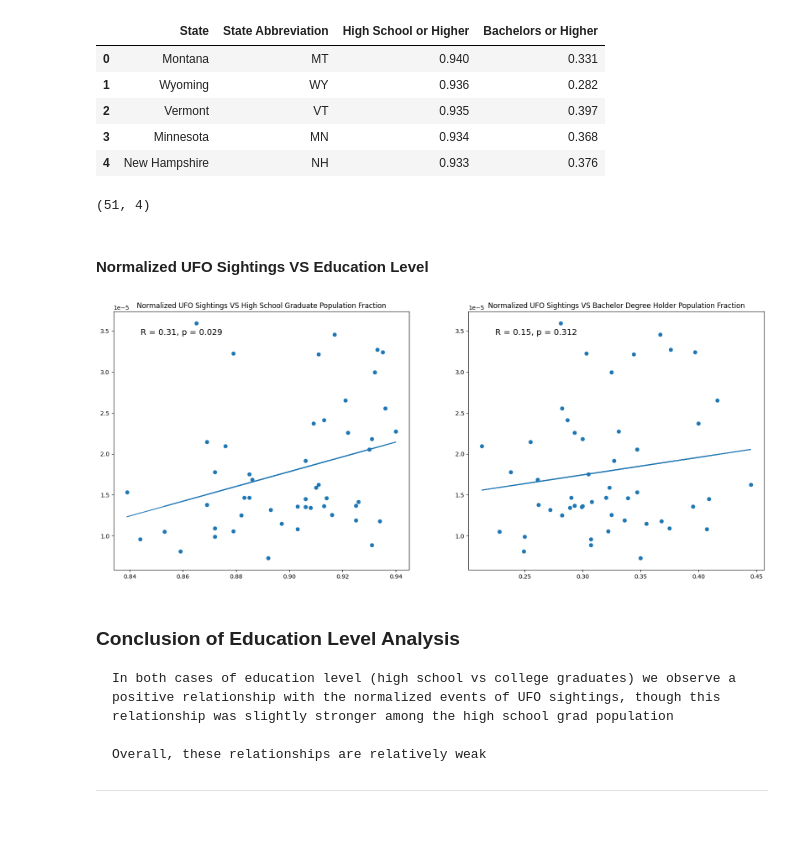
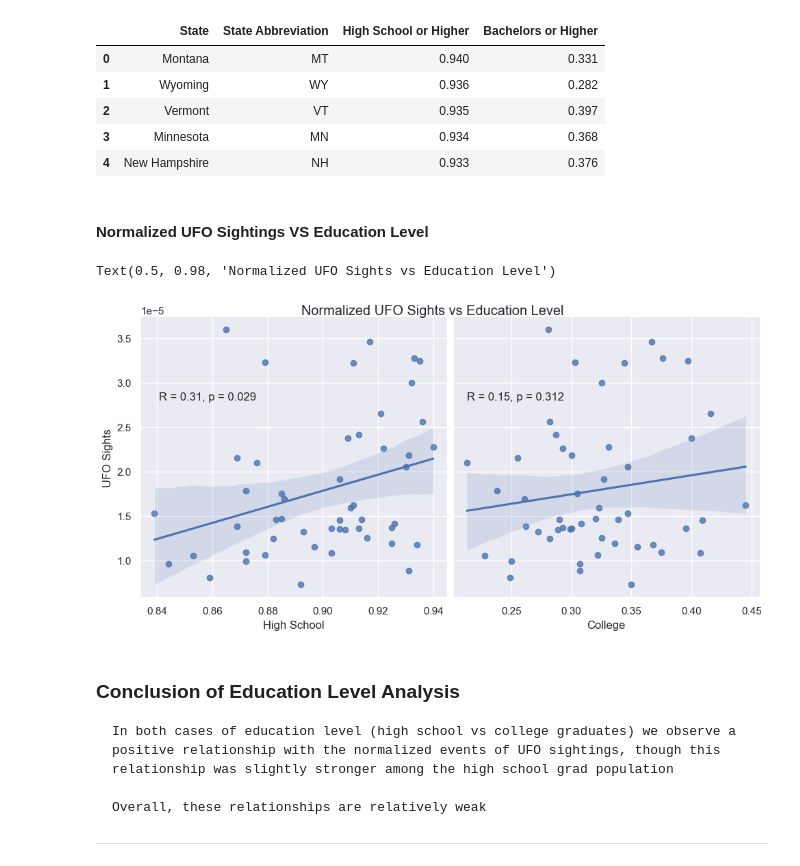
Before and after one commit to codycosta/ENGR201, a Jupyter notebook: weeks-9-10-final-project/project.ipynb, the cells around one changed output. Saved outputs shown, nothing was run; the diff lists cells and outputs as text; code cells hidden in the pictures; blank space fills up the shorter version.

```diff
--- a/weeks-9-10-final-project/project.ipynb
+++ b/weeks-9-10-final-project/project.ipynb
@@ -65,3 +49,5 @@ def chart_coords(x_arr: np.ndarray, y_arr: np.ndarray, position: str) -> tuple:
+# %%
+sns.set_theme(rc={'figure.figsize':(20, 5)})
 # %% [markdown]
 # Part 1:
 ## Create a Normalized Set of UFO Occurrence Data Based on Population Size
@@ -272,51 +217,33 @@ education_data.head()
 | 2 | Vermont | VT | 0.935 | 0.397 |
 | 3 | Minnesota | MN | 0.934 | 0.368 |
 | 4 | New Hampshire | NH | 0.933 | 0.376 |
-# %%
-education_data.shape
-# %% [output]
-(51, 4)
 # %% [markdown]
 #### Normalized UFO Sightings VS Education Level
 # %%
-# data for plots
-
 bachelors = np.array([])
 high_school = np.array([])
 
 for idx, state in enumerate(pop['State Abbreviation']):
     row = education_data['State Abbreviation'] == state
     bachelors = np.append(bachelors, education_data[row]['Bachelors or Higher'])
     high_school = np.append(high_school, education_data[row]['High School or Higher'])
 
-
-# plots
-
-fit, ax = plt.subplots(1, 2, figsize=[20, 8])
-ax[0].scatter(high_school, normalized_ufo_sightings)
-ax[0].set_title('Normalized UFO Sightings VS High School Graduate Population Fraction')
-
-ax[1].scatter(bachelors, normalized_ufo_sightings)
-ax[1].set_title('Normalized UFO Sightings VS Bachelor Degree Holder Population Fraction')
-
-
-# linear regression
-
-m8, b8 = np.polyfit(high_school, normalized_ufo_sightings, 1)
-m9, b9 = np.polyfit(bachelors, normalized_ufo_sightings, 1)
-
 r8, p8 = stats.pearsonr(high_school, normalized_ufo_sightings)
 r9, p9 = stats.pearsonr(bachelors, normalized_ufo_sightings)
 
-ax[0].plot(high_school, m8 * high_school + b8)
-ax[0].annotate(f'R = {np.round(r8, 2)}, p = {np.round(p8, 3)}', chart_coords(high_school, normalized_ufo_sightings, position='ul'), fontsize=14)
+pairs = pd.DataFrame({
+    'High School': high_school,
+    'College': bachelors,
+    'UFO Sights': normalized_ufo_sightings
+})
 
-ax[1].plot(bachelors, m9 * bachelors + b9)
-ax[1].annotate(f'R = {np.round(r9, 2)}, p = {np.round(p9, 3)}', chart_coords(bachelors, normalized_ufo_sightings, position='ul'), fontsize=14)
-
-plt.show()
+pp = sns.pairplot(data=pairs, x_vars=['High School', 'College'], y_vars='UFO Sights', kind='reg', height=5)
+pp.figure.text(0.1, 0.7, f'R = {round(r8, 2)}, p = {round(p8, 3)}')
+pp.figure.text(0.55, 0.7, f'R = {round(r9, 2)}, p = {round(p9, 3)}')
+pp.figure.suptitle('Normalized UFO Sights vs Education Level')
 # %% [output]
+Text(0.5, 0.98, 'Normalized UFO Sights vs Education Level')
-[figure, old version]
+[figure, new version]
 # %% [markdown]
 ### Conclusion of Education Level Analysis
     In both cases of education level (high school vs college graduates) we observe a positive relationship with the normalized events of UFO sightings, though this relationship was slightly stronger among the high school grad population
```
Also changed, not shown: parts of 35 cells of this notebook, 1 other file.
